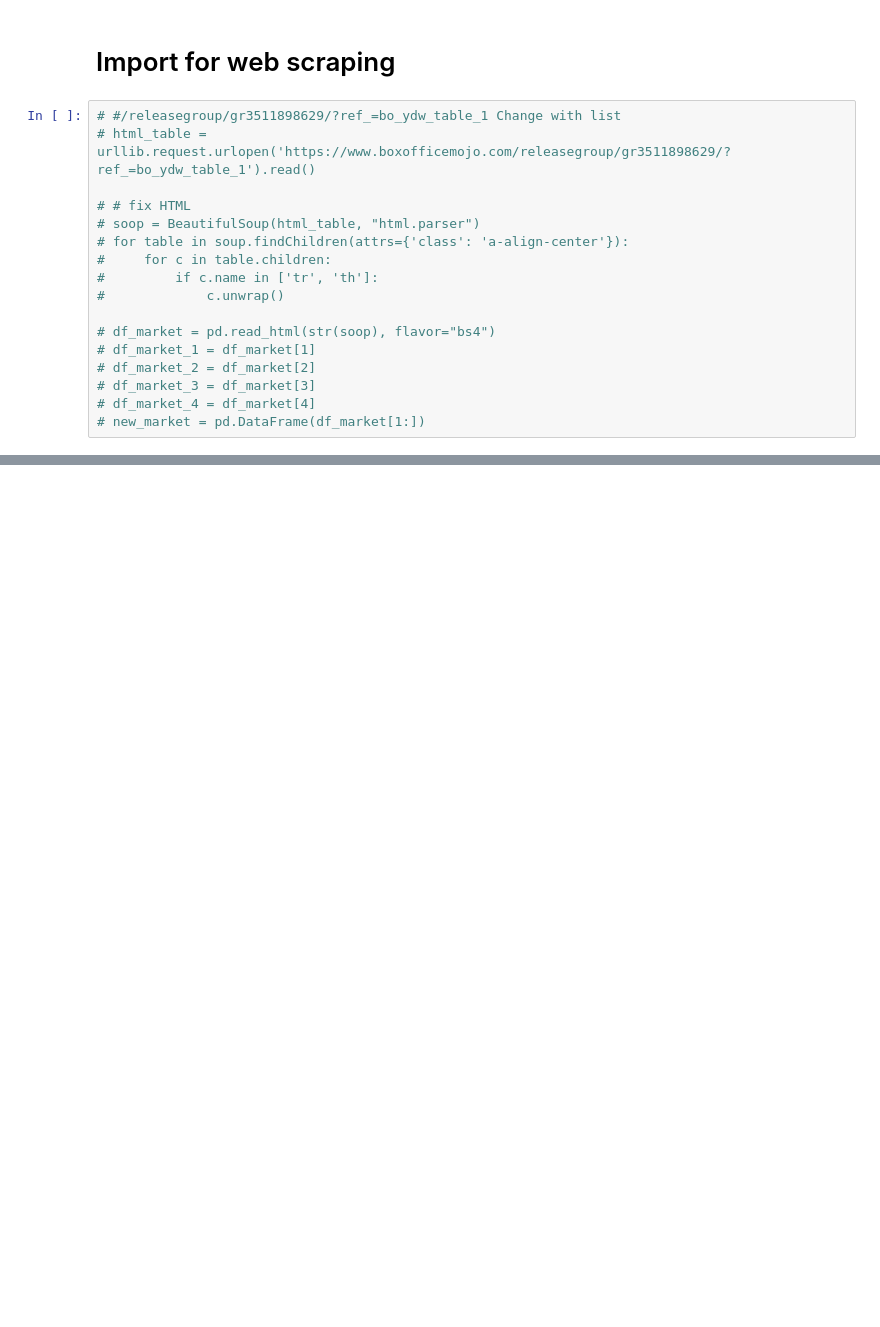
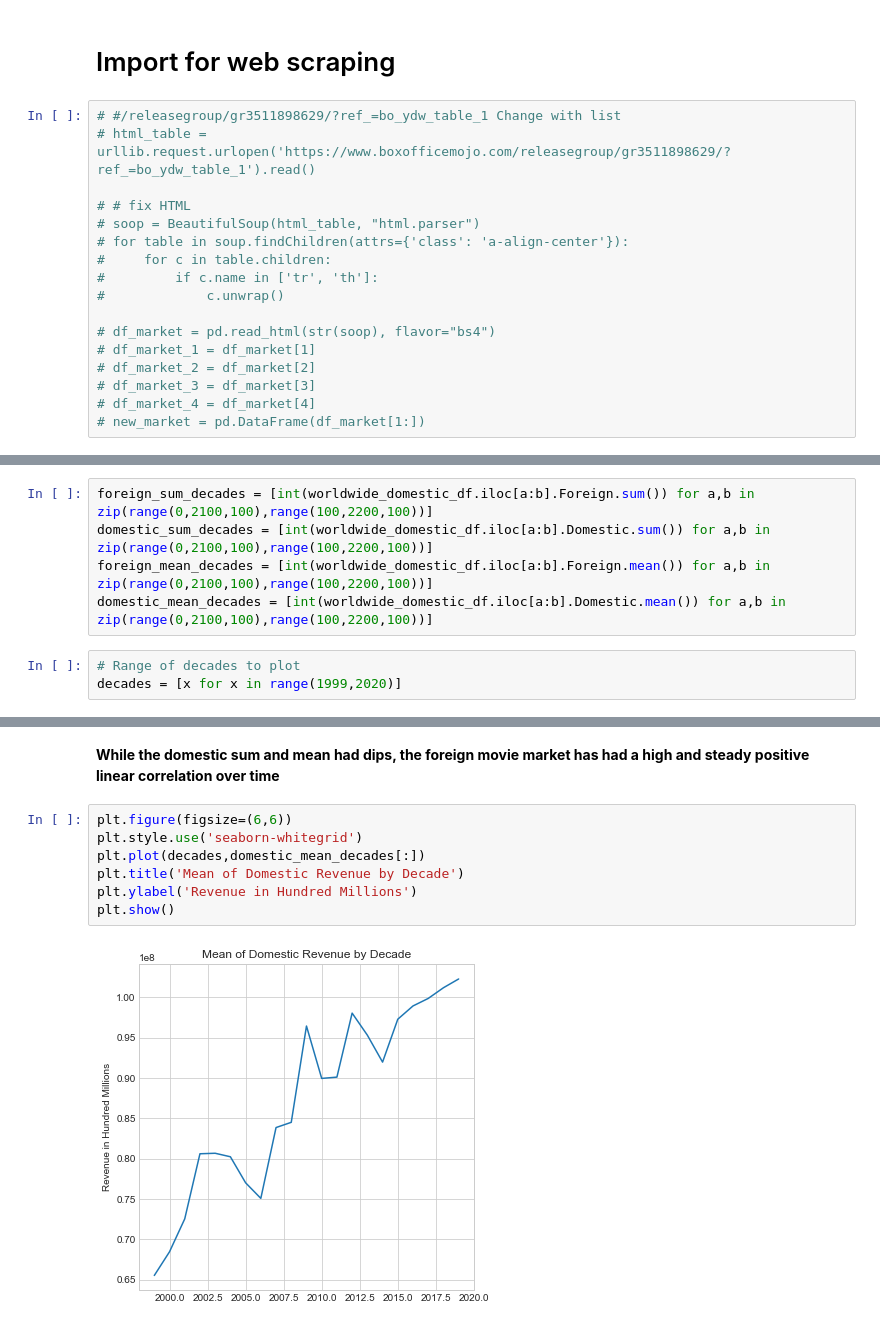
Before and after one commit to kevinmacmat/movie-mood, a Jupyter notebook: movie_project_1.ipynb, the cells around one changed output, grey strips where cells are left out. Saved outputs shown, nothing was run; the diff lists cells and outputs as text; blank space fills up the shorter version.

```diff
--- a/movie_project_1.ipynb
+++ b/movie_project_1.ipynb
@@ -285,0 +326,8 @@ for country in country_list:  #country_list #get 1 title's hyperlink for all cou
+# %%
+foreign_sum_decades = [int(worldwide_domestic_df.iloc[a:b].Foreign.sum()) for a,b in zip(range(0,2100,100),range(100,2200,100))]
+domestic_sum_decades = [int(worldwide_domestic_df.iloc[a:b].Domestic.sum()) for a,b in zip(range(0,2100,100),range(100,2200,100))]
+foreign_mean_decades = [int(worldwide_domestic_df.iloc[a:b].Foreign.mean()) for a,b in zip(range(0,2100,100),range(100,2200,100))]
+domestic_mean_decades = [int(worldwide_domestic_df.iloc[a:b].Domestic.mean()) for a,b in zip(range(0,2100,100),range(100,2200,100))]
+# %%
+# Range of decades to plot
+decades = [x for x in range(1999,2020)]
@@ -285,0 +350,11 @@ for country in country_list:  #country_list #get 1 title's hyperlink for all cou
+# %% [markdown]
+**While the domestic sum and mean had dips, the foreign movie market has had a high and steady positive linear correlation over time**
+# %%
+plt.figure(figsize=(6,6))
+plt.style.use('seaborn-whitegrid')
+plt.plot(decades,domestic_mean_decades[:])
+plt.title('Mean of Domestic Revenue by Decade')
+plt.ylabel('Revenue in Hundred Millions')
+plt.show()
+# %% [output]
+[figure, added]
```
Also changed, not shown: parts of 12 cells of this notebook.
